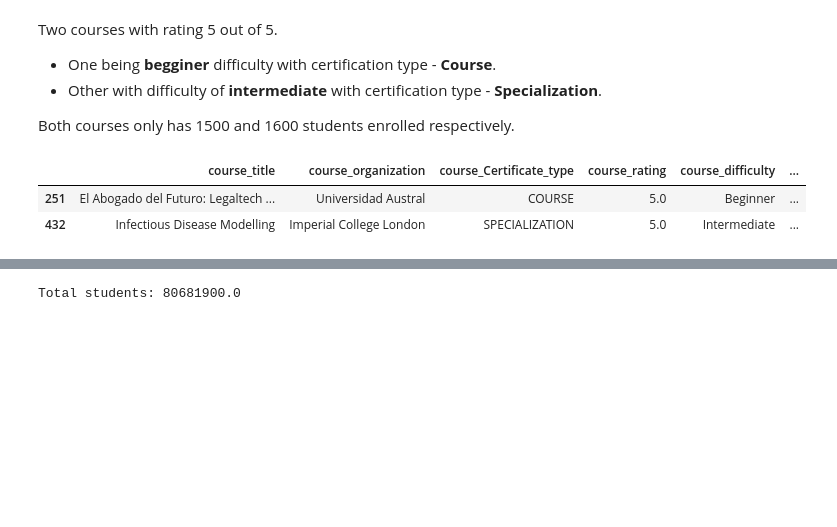
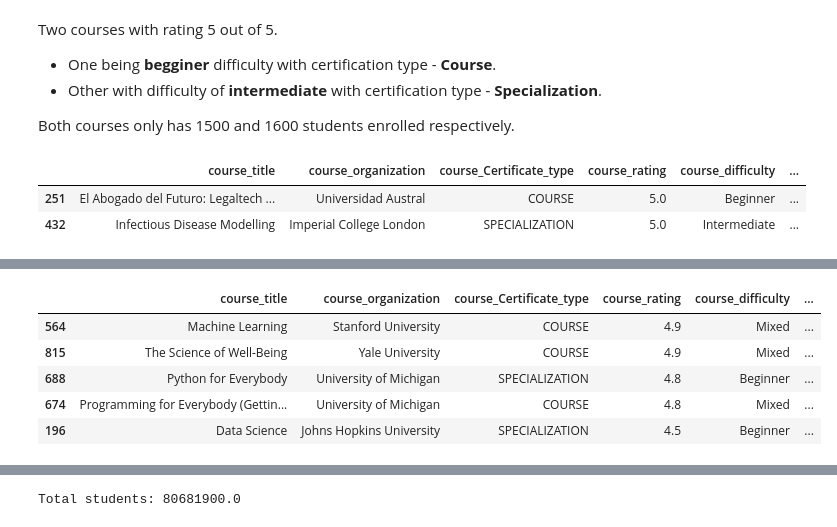
Before and after one commit to Rauzis/datavisual, a Jupyter notebook: Datavisual.ipynb, the cells around one changed output, grey strips where cells are left out. Saved outputs shown, nothing was run; the diff lists cells and outputs as text; code cells hidden in the pictures; blank space fills up the shorter version.

```diff
--- a/Datavisual.ipynb
+++ b/Datavisual.ipynb
@@ -153 +158,11 @@ There's total of 80,681,900 students enrolled in this data set.
 - Least popular by students enrolled: **"Universided Austral - El Abogado del Futuro: Legaltech y la Transformación Digital del Derecho"** with 1500 students.
+# %%
+top5 = df.sort_values(ascending=False, by="course_students_enrolled").head()
+top5
+# %% [output]
+|  | course_title | course_organization | course_Certificate_type | course_rating | course_difficulty | ... |
+| 564 | Machine Learning | Stanford University | COURSE | 4.9 | Mixed | ... |
+| 815 | The Science of Well-Being | Yale University | COURSE | 4.9 | Mixed | ... |
+| 688 | Python for Everybody | University of Michigan | SPECIALIZATION | 4.8 | Beginner | ... |
+| 674 | Programming for Everybody (Gettin... | University of Michigan | COURSE | 4.8 | Mixed | ... |
+| 196 | Data Science | Johns Hopkins University | SPECIALIZATION | 4.5 | Beginner | ... |
```
Also changed, not shown: parts of 10 cells of this notebook.
